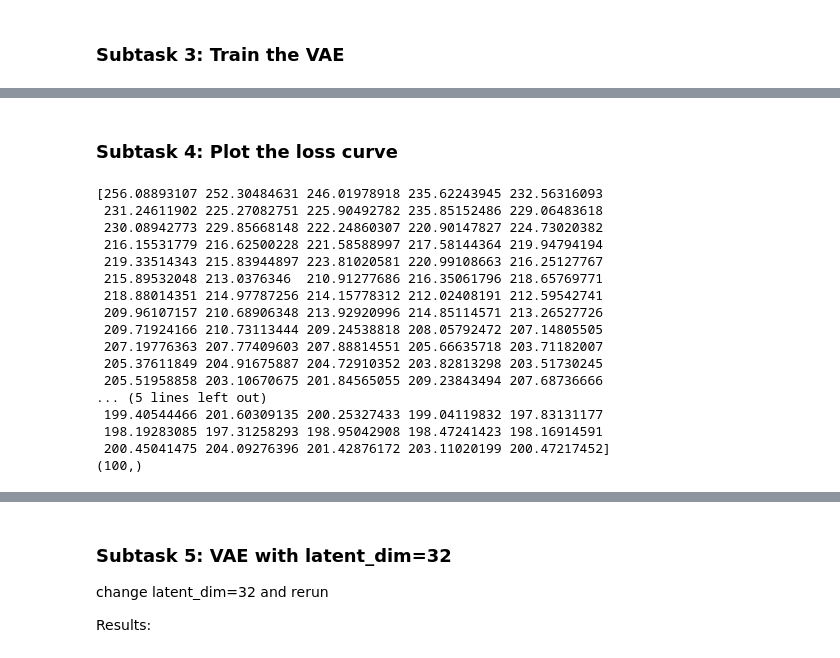
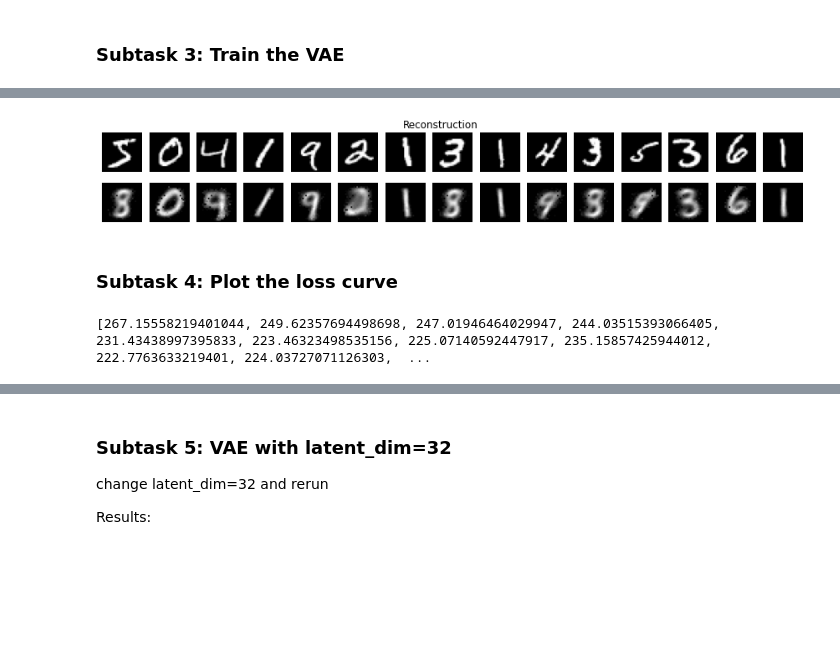
Before and after one commit to sonmikrafft-uni-MLCMS/ex4, a Jupyter notebook: task3/task_3.ipynb, the cells around one changed output, grey strips where cells are left out. Saved outputs shown, nothing was run; the diff lists cells and outputs as text; code cells hidden in the pictures; blank space fills up the shorter version.

```diff
--- a/task3/task_3.ipynb
+++ b/task3/task_3.ipynb
@@ -202,27 +261,27 @@ When the reconstruction works well but the generation does not, the VAE remember
+# %%
+def vis_reconstruction(num_samples):
+    fig, axs = plt.subplots(2, num_samples, figsize=(num_samples, 2))
+    fig.suptitle('Reconstruction')
+    for i in range(num_samples):
+        axs[0][i].imshow(input_train[i], cmap="gray")
+        axs[0][i].axis('off')
+    for i in range(num_samples):
+        out = vae.predict([input_train[i].reshape(-1, 28, 28, 1) ])[0]
+        axs[1][i].imshow(out, cmap="gray")
+        axs[1][i].axis('off')
+
+
+vis_reconstruction(15)
+# %% [output]
+[figure, added]
 # %% [markdown]
 ### Subtask 4: Plot the loss curve
 # %%
 #print(vae.history.history)
-loss_history = np.array(list(vae.history.history.values())[0])
+loss_history = history.history['val_loss']
 print(loss_history)
 # %% [output]
-[256.08893107 252.30484631 246.01978918 235.62243945 232.56316093
- 231.24611902 225.27082751 225.90492782 235.85152486 229.06483618
- 230.08942773 229.85668148 222.24860307 220.90147827 224.73020382
- 216.15531779 216.62500228 221.58588997 217.58144364 219.94794194
- 219.33514343 215.83944897 223.81020581 220.99108663 216.25127767
- 215.89532048 213.0376346  210.91277686 216.35061796 218.65769771
- 218.88014351 214.97787256 214.15778312 212.02408191 212.59542741
- 209.96107157 210.68906348 213.92920996 214.85114571 213.26527726
- 209.71924166 210.73113444 209.24538818 208.05792472 207.14805505
- 207.19776363 207.77409603 207.88814551 205.66635718 203.71182007
- 205.37611849 204.91675887 204.72910352 203.82813298 203.51730245
- 205.51958858 203.10670675 201.84565055 209.23843494 207.68736666
-... (5 lines left out)
- 199.40544466 201.60309135 200.25327433 199.04119832 197.83131177
- 198.19283085 197.31258293 198.95042908 198.47241423 198.16914591
- 200.45041475 204.09276396 201.42876172 203.11020199 200.47217452]
-(100,)
+[267.15558219401044, 249.62357694498698, 247.01946464029947, 244.03515393066405, 231.43438997395833, 223.46323498535156, 225.07140592447917, 235.15857425944012, 222.7763633219401, 224.03727071126303,  ...
 # %%
 plt.plot(loss_history)
 plt.title("loss curve of ELBO for test set")
```
Also changed, not shown: parts of 9 cells of this notebook.
